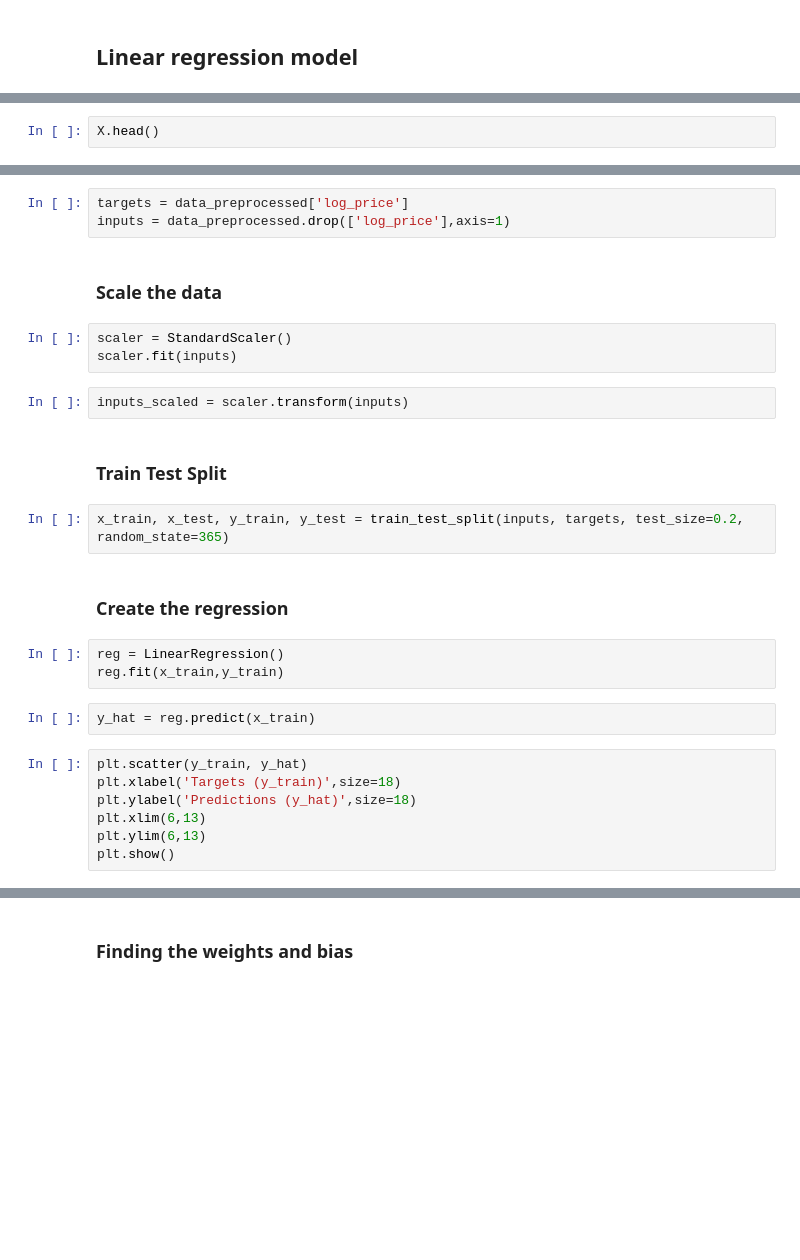
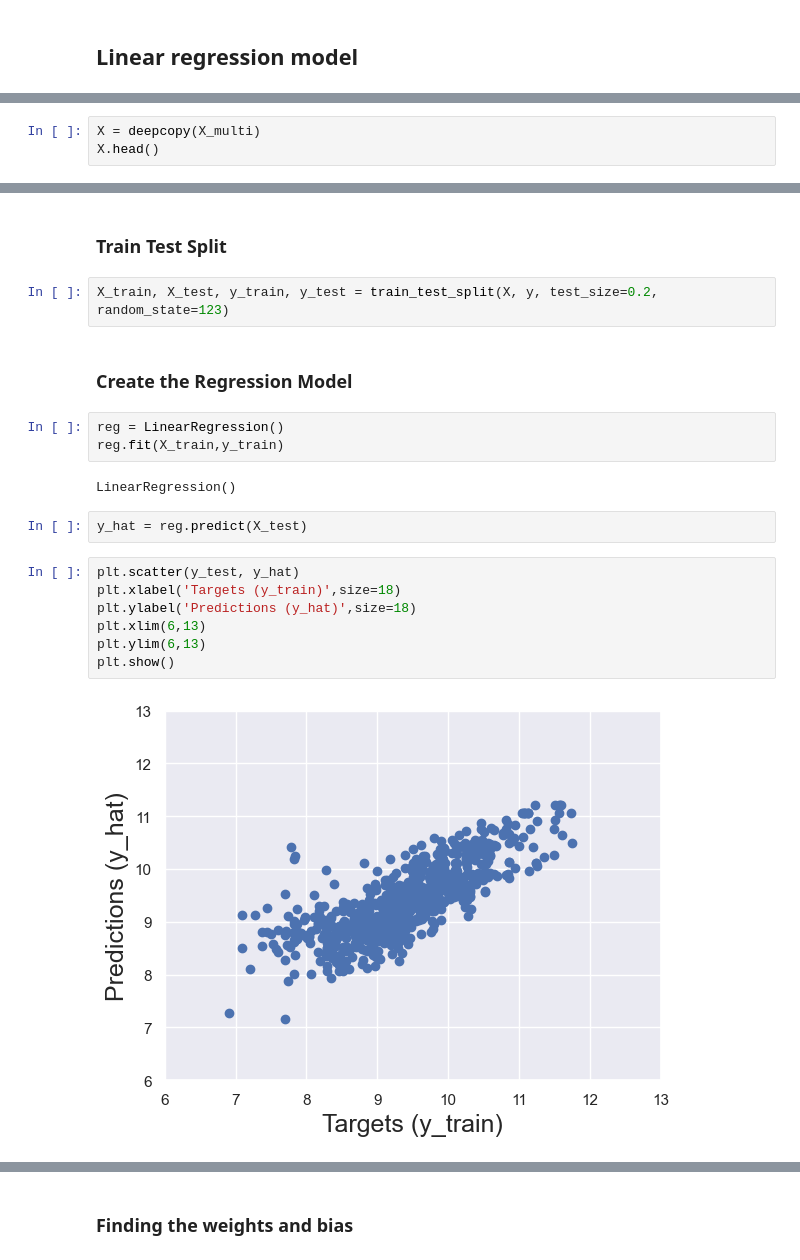
Before and after one commit to aldanajd/Data_Scientist, a Jupyter notebook: Machine Learning/Regression/Cars_price_estimator/Car_price_estimator.ipynb, the cells around one changed output, grey strips where cells are left out. Drawn from its saved outputs; the diff is of its cells as text; blank space fills up the shorter version.

```diff
--- a/Machine Learning/Regression/Cars_price_estimator/Car_price_estimator.ipynb
+++ b/Machine Learning/Regression/Cars_price_estimator/Car_price_estimator.ipynb
@@ -482,2 +484,3 @@ plt.show()
 # %%
+X = deepcopy(X_multi)
 X.head()
@@ -486,30 +503,24 @@ y.head()
-# %%
-targets = data_preprocessed['log_price']
-inputs = data_preprocessed.drop(['log_price'],axis=1)
-# %% [markdown]
-### Scale the data
-# %%
-scaler = StandardScaler()
-scaler.fit(inputs)
-# %%
-inputs_scaled = scaler.transform(inputs)
 # %% [markdown]
 ### Train Test Split
 # %%
-x_train, x_test, y_train, y_test = train_test_split(inputs, targets, test_size=0.2, random_state=365)
+X_train, X_test, y_train, y_test = train_test_split(X, y, test_size=0.2, random_state=123)
 # %% [markdown]
-### Create the regression
+### Create the Regression Model
 # %%
 reg = LinearRegression()
-reg.fit(x_train,y_train)
+reg.fit(X_train,y_train)
+# %% [output]
+LinearRegression()
 # %%
-y_hat = reg.predict(x_train)
+y_hat = reg.predict(X_test)
 # %%
-plt.scatter(y_train, y_hat)
+plt.scatter(y_test, y_hat)
 plt.xlabel('Targets (y_train)',size=18)
 plt.ylabel('Predictions (y_hat)',size=18)
 plt.xlim(6,13)
 plt.ylim(6,13)
 plt.show()
+# %% [output]
+[figure, added]
 # %%
 #Residual is the difference between the targets and the predictions
```
Also changed, not shown: parts of 8 cells of this notebook.
